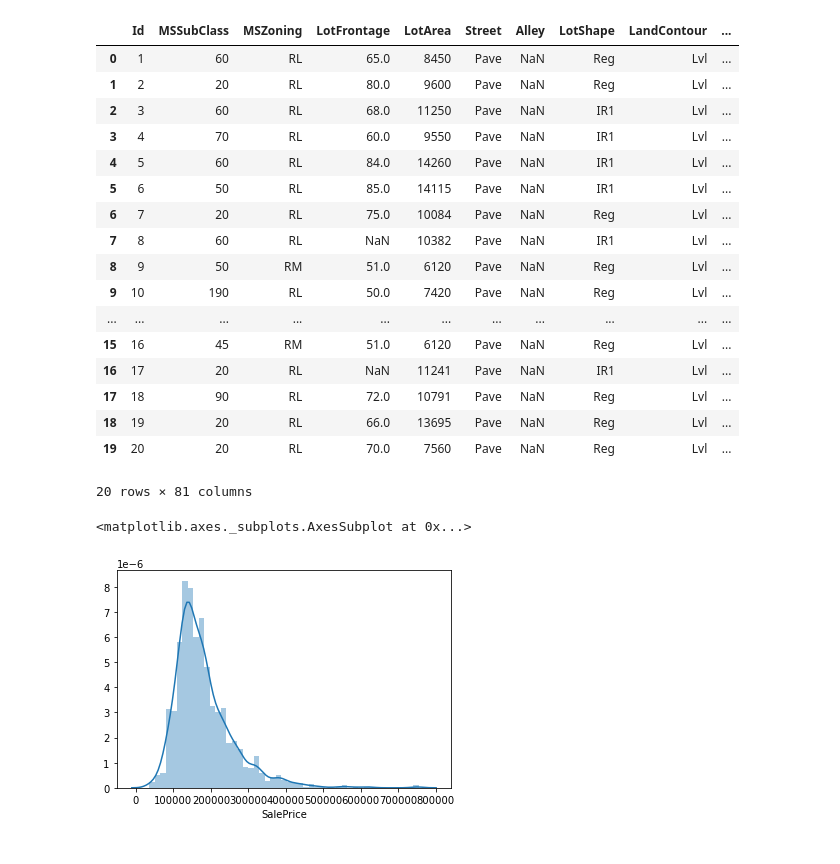
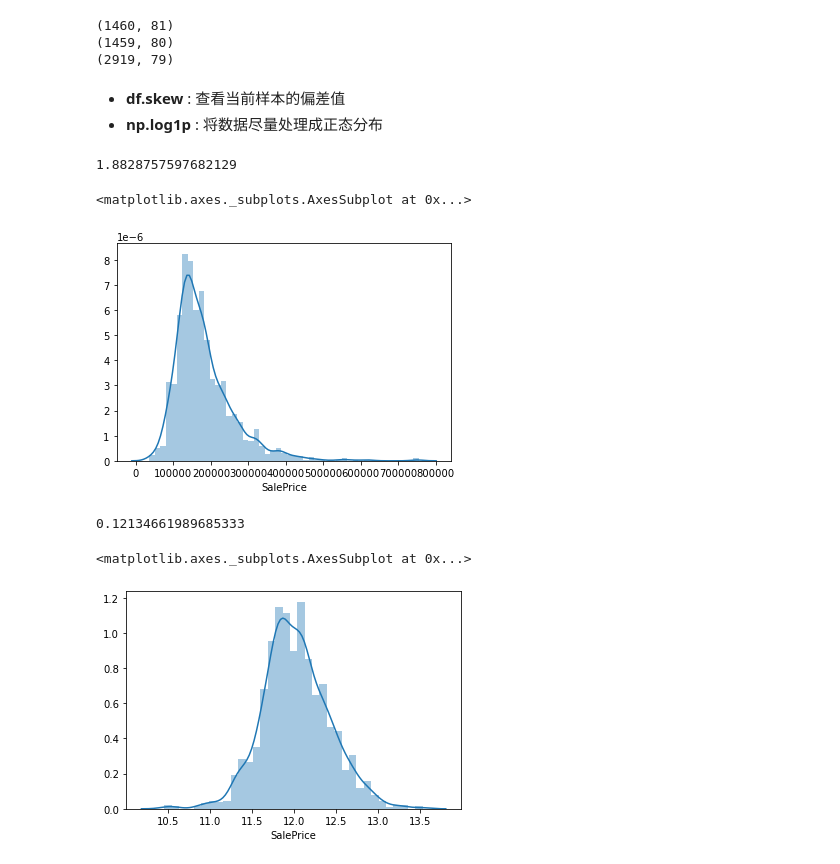
Before and after one commit to fhyPayaso/KaggleLearn, a Jupyter notebook: HousePrices/baseline.ipynb, the cells around one changed output. Drawn from its saved outputs; the diff is of its cells as text; code cells hidden in the pictures.

```diff
--- a/HousePrices/baseline.ipynb
+++ b/HousePrices/baseline.ipynb
@@ -8,29 +7,38 @@ import seaborn as sns
 # %%
 train_data = pd.read_csv('./dataset/train.csv')
 test_data = pd.read_csv('./dataset/test.csv')
+
+train_y = train_data['SalePrice']
+
+all_data = pd.concat([train_data.loc[:,'MSSubClass':'SaleCondition'],
+                      test_data.loc[:,'MSSubClass':'SaleCondition']])
+
+print(train_data.shape)
+print(test_data.shape)
+print(all_data.shape)
+
+# data_test[cols].isnull().sum()
+# %% [output]
+(1460, 81)
+(1459, 80)
+(2919, 79)
-# %%
-train_data.head(20)
-# %% [output]
-|  | Id | MSSubClass | MSZoning | LotFrontage | LotArea | Street | Alley | LotShape | LandContour | ... |
-| 0 | 1 | 60 | RL | 65.0 | 8450 | Pave | NaN | Reg | Lvl | ... |
-| 1 | 2 | 20 | RL | 80.0 | 9600 | Pave | NaN | Reg | Lvl | ... |
-| 2 | 3 | 60 | RL | 68.0 | 11250 | Pave | NaN | IR1 | Lvl | ... |
-| 3 | 4 | 70 | RL | 60.0 | 9550 | Pave | NaN | IR1 | Lvl | ... |
-| 4 | 5 | 60 | RL | 84.0 | 14260 | Pave | NaN | IR1 | Lvl | ... |
-| 5 | 6 | 50 | RL | 85.0 | 14115 | Pave | NaN | IR1 | Lvl | ... |
-| 6 | 7 | 20 | RL | 75.0 | 10084 | Pave | NaN | Reg | Lvl | ... |
-| 7 | 8 | 60 | RL | NaN | 10382 | Pave | NaN | IR1 | Lvl | ... |
-| 8 | 9 | 50 | RM | 51.0 | 6120 | Pave | NaN | Reg | Lvl | ... |
-| 9 | 10 | 190 | RL | 50.0 | 7420 | Pave | NaN | Reg | Lvl | ... |
-| ... | ... | ... | ... | ... | ... | ... | ... | ... | ... | ... |
-| 15 | 16 | 45 | RM | 51.0 | 6120 | Pave | NaN | Reg | Lvl | ... |
-| 16 | 17 | 20 | RL | NaN | 11241 | Pave | NaN | IR1 | Lvl | ... |
-| 17 | 18 | 90 | RL | 72.0 | 10791 | Pave | NaN | Reg | Lvl | ... |
-| 18 | 19 | 20 | RL | 66.0 | 13695 | Pave | NaN | Reg | Lvl | ... |
-| 19 | 20 | 20 | RL | 70.0 | 7560 | Pave | NaN | Reg | Lvl | ... |
-20 rows × 81 columns
+# %% [markdown]
++ **df.skew**  : 查看当前样本的偏差值
++ **np.log1p** : 将数据尽量处理成正态分布
 # %%
+
+print(train_data['SalePrice'].skew())
+
 sns.distplot(train_data['SalePrice'])
 # %% [output]
-<matplotlib.axes._subplots.AxesSubplot at 0x...>
+1.8828757597682129
+<matplotlib.axes._subplots.AxesSubplot at 0x...>
 [figure]
+# %%
+print(np.log1p(train_data['SalePrice']).skew())
+
+sns.distplot(np.log1p(train_data['SalePrice']))
+# %% [output]
+0.12134661989685333
+<matplotlib.axes._subplots.AxesSubplot at 0x...>
+[figure, added]
```
Also changed, not shown: parts of 31 cells of this notebook, 8 other files.
